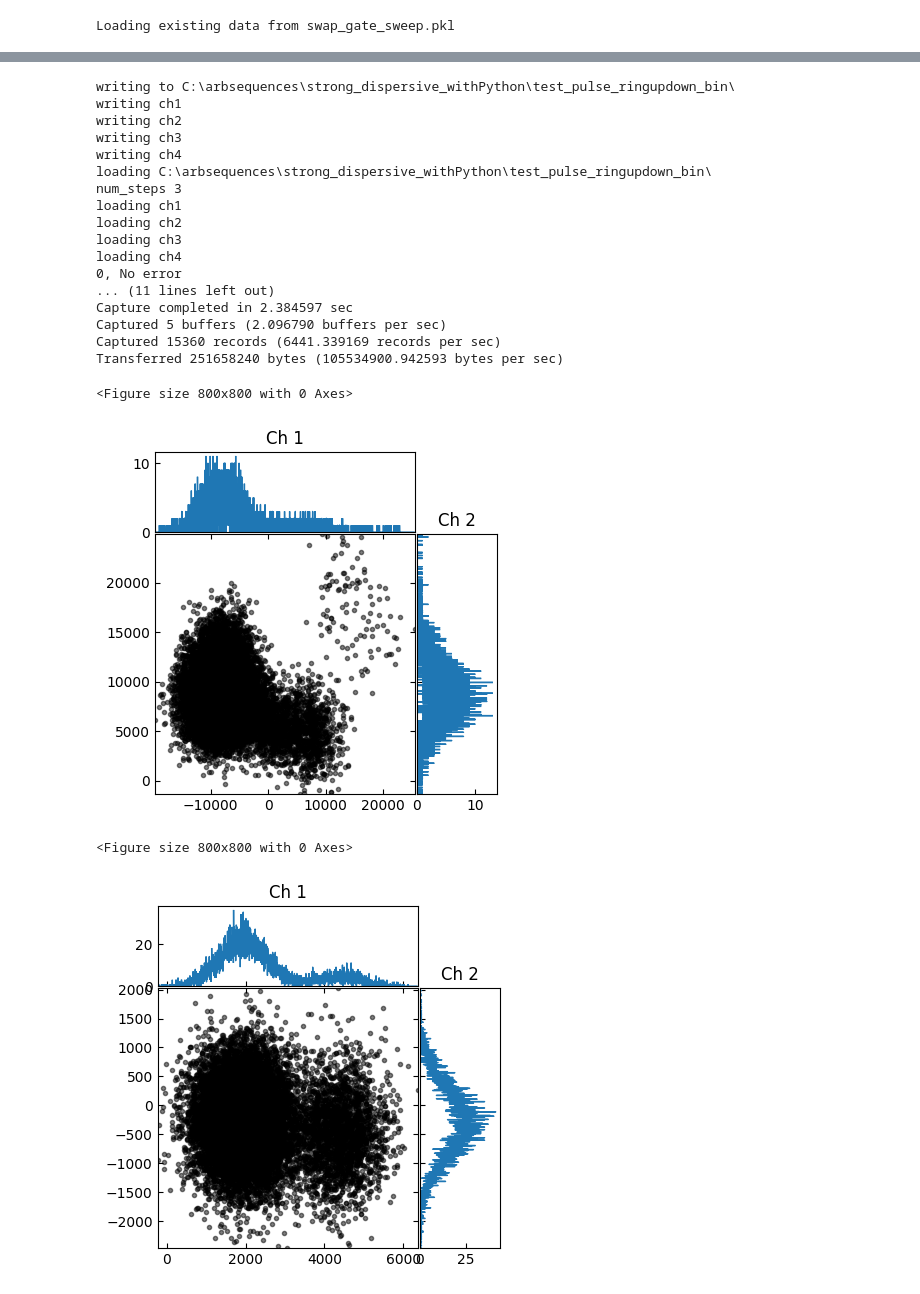
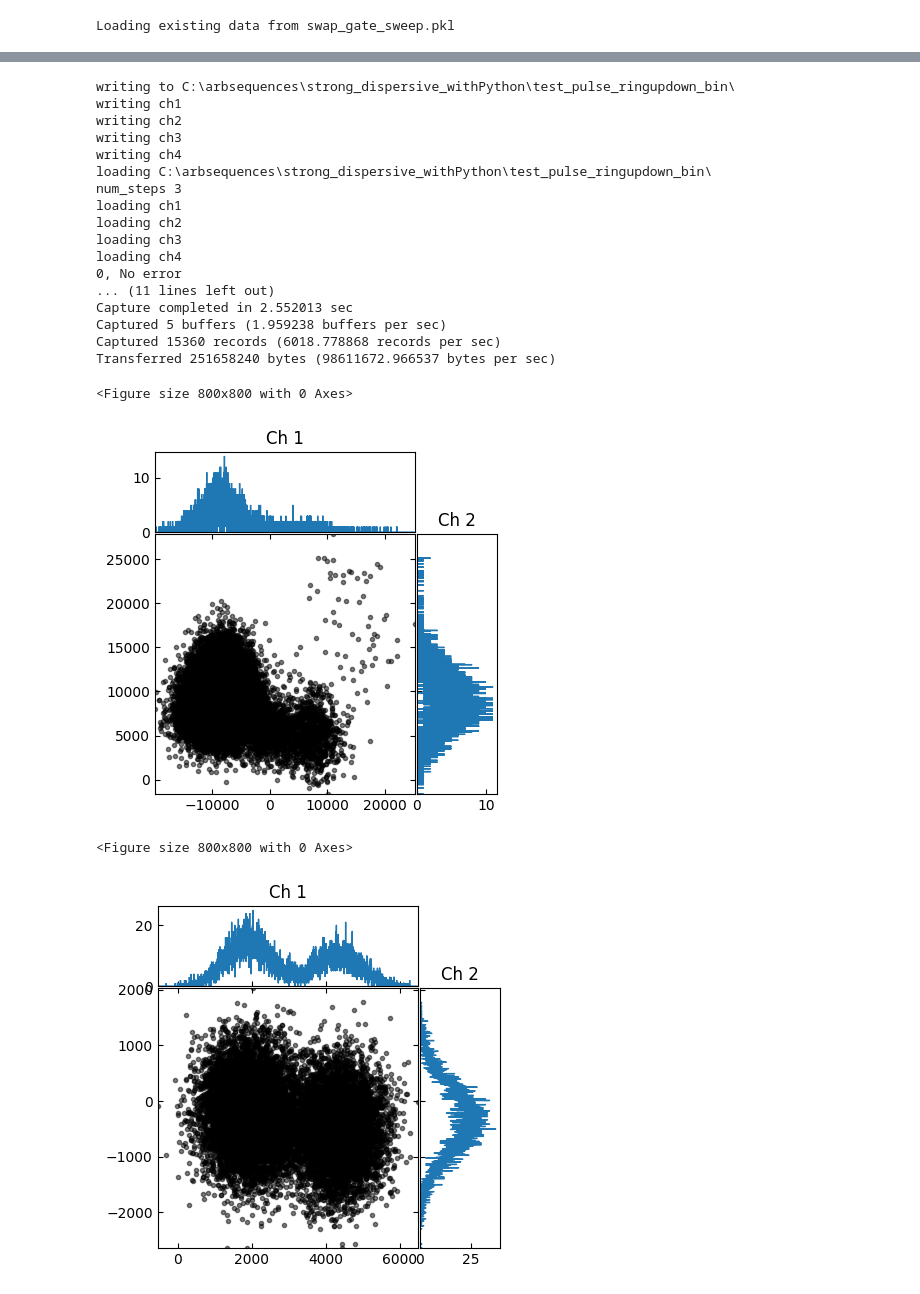
Before and after one commit to Katermurch/BlueFridgeNonLin, a Jupyter notebook: swap_gate_sweep.ipynb, the cells around one changed output, grey strips where cells are left out. Saved outputs shown, nothing was run; the diff lists cells and outputs as text; code cells hidden in the pictures.

```diff
--- a/swap_gate_sweep.ipynb
+++ b/swap_gate_sweep.ipynb
@@ -237,48 +242,48 @@ plt.show()
 # %%
 num_steps=3
 reps=5000
-frequency=-.0182
-sweep_time =283.7986747829501
+frequency=-.0192
+sweep_time =310
 
 pmc.parametric_coupling_time_domain(
             q1,
             q2,
             general_vals_dict,
             num_steps=num_steps,
             ssm_para=frequency,
-            spec_amp=1.9,
+            spec_amp=1.7,
             sweep_time=sweep_time,
             verbose=False,
         )
 wx.wx_set_and_amplitude_and_offset(
         amp=general_vals_dict["wx_amps"], offset=general_vals_dict["wx_offs"]
     )
         # Acquire the raw IQ data
 values = daq.run_daq_het_2q(
             q1, q2, num_patterns=num_steps, num_records_per_pattern=reps, verbose=True
         )
 # %% [output]
 writing to C:\arbsequences\strong_dispersive_withPython\test_pulse_ringupdown_bin\
 writing ch1
 writing ch2
 writing ch3
 writing ch4
 loading C:\arbsequences\strong_dispersive_withPython\test_pulse_ringupdown_bin\
 num_steps 3
 loading ch1
 loading ch2
 loading ch3
 loading ch4
 0, No error
 ... (11 lines left out)
-Capture completed in 2.384597 sec
-Captured 5 buffers (2.096790 buffers per sec)
-Captured 15360 records (6441.339169 records per sec)
-Transferred 251658240 bytes (105534900.942593 bytes per sec)
+Capture completed in 2.552013 sec
+Captured 5 buffers (1.959238 buffers per sec)
+Captured 15360 records (6018.778868 records per sec)
+Transferred 251658240 bytes (98611672.966537 bytes per sec)
 <Figure size 800x800 with 0 Axes>
-[figure, old version]
+[figure, new version]
 <Figure size 800x800 with 0 Axes>
-[figure, old version]
+[figure, new version]
 # %%
 IQ_df = plotting.get_IQ_averages(values)
 print(IQ_df['I1'])
```
Also changed, not shown: parts of 10 cells of this notebook, 4 other files.
